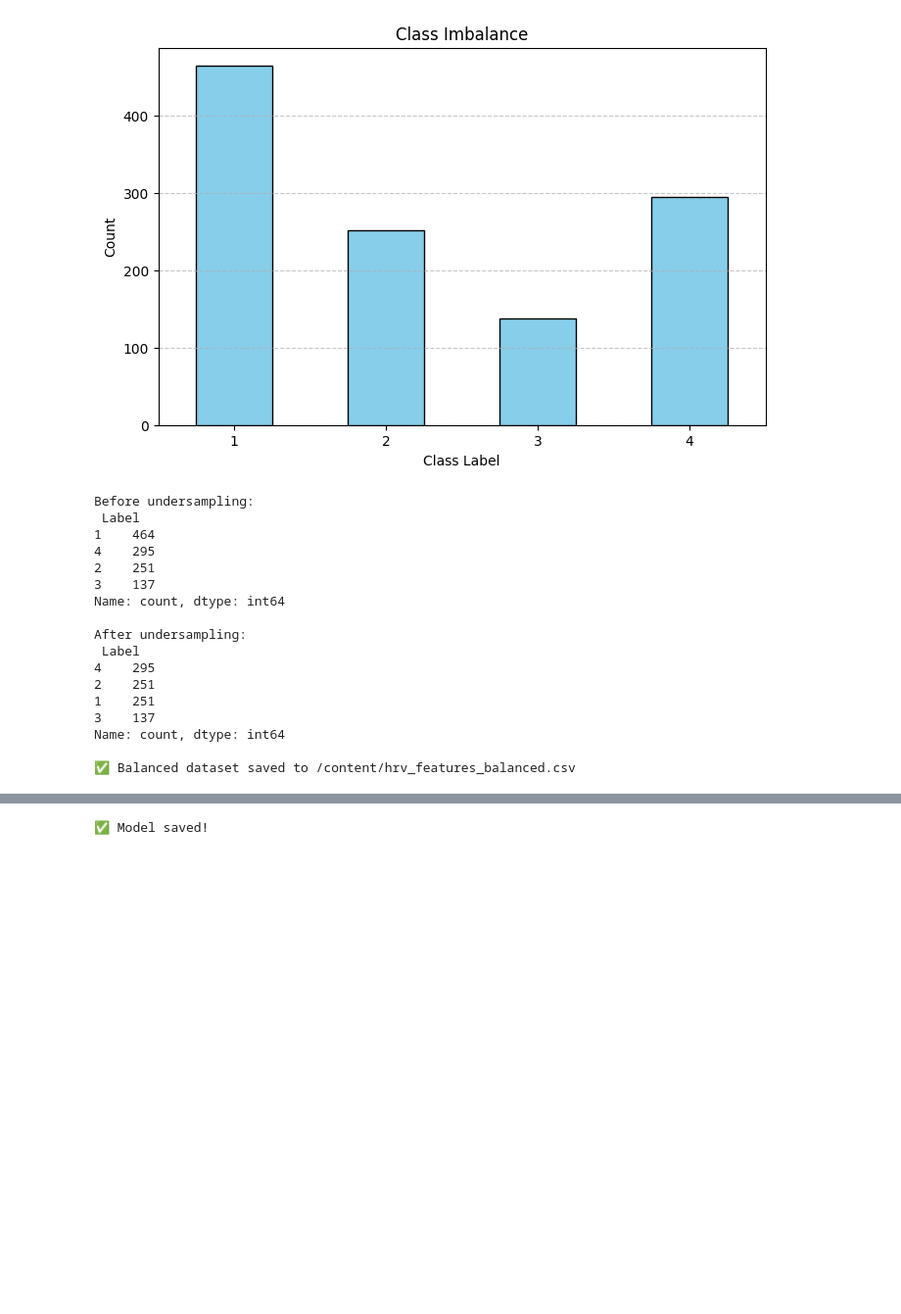
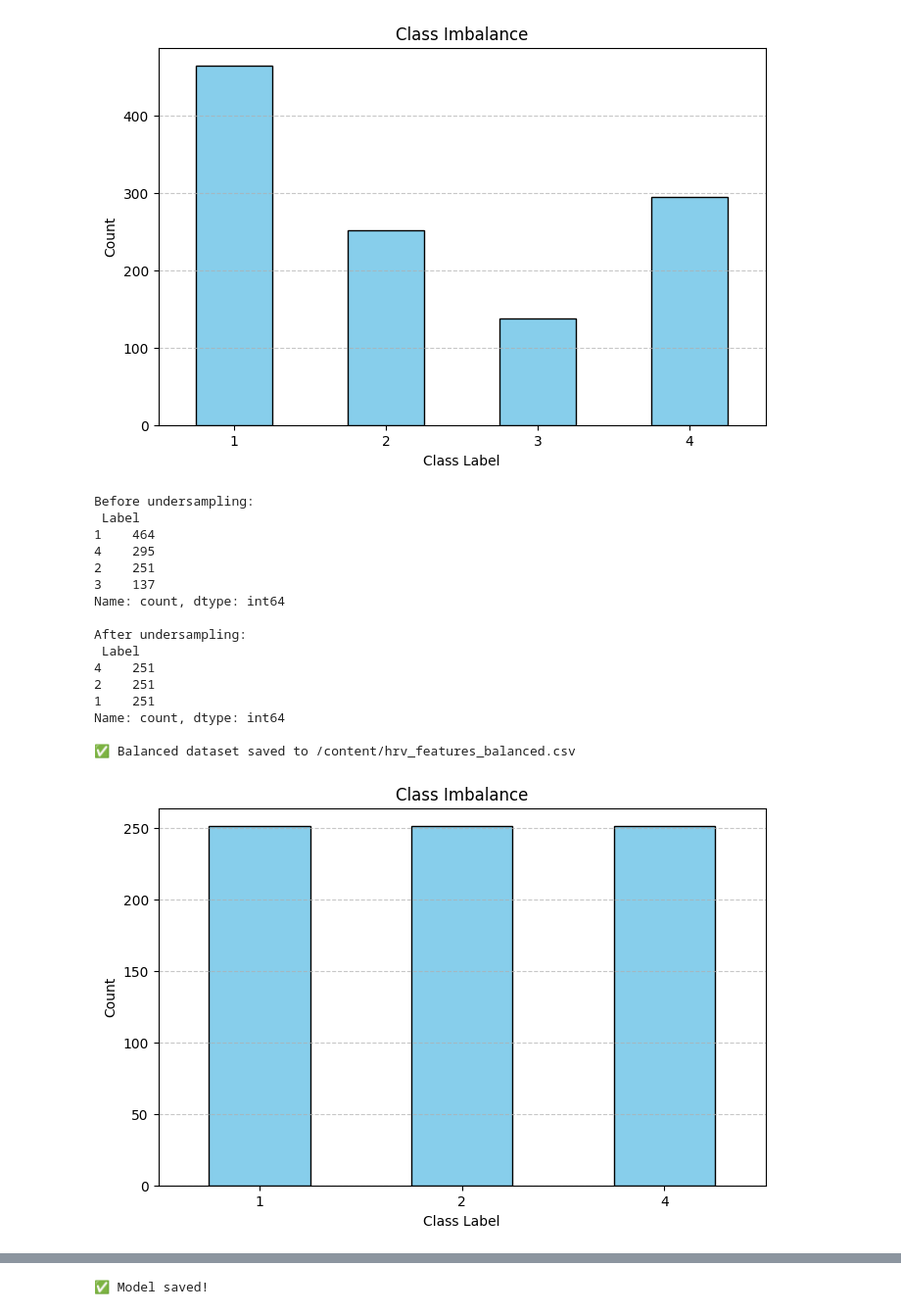
Before and after one commit to Pixelpip/Major, a Jupyter notebook: Data_prepocess_S.ipynb, the cells around one changed output, grey strips where cells are left out. Shown at 98% size. Cells and saved outputs as stored; diff of their text form; code cells hidden in the pictures; blank space fills up the shorter version.

```diff
--- a/Data_prepocess_S.ipynb
+++ b/Data_prepocess_S.ipynb
@@ -207,7 +210,7 @@ plt.show()
 import pandas as pd
 
 # Load dataset
-csv_path = '/content/merged_file.csv'  # change if needed
+csv_path = '/content/drive/MyDrive/WESAD_pkl/merged_file.csv'  # change if needed
 df = pd.read_csv(csv_path)
 
 # Count samples per class
@@ -225,37 +228,51 @@ class_4_df = df[df['Label'] == 4]
 
 # Undersample class 1
 class_1_undersampled = class_1_df.sample(n=class_2_count, random_state=42)
+class_4_undersampled=class_4_df.sample(n=class_2_count,random_state=42)
 
 # Combine balanced dataset (1 and 2 are balanced, 3 and 4 are left untouched)
-balanced_df = pd.concat([class_1_undersampled, class_2_df, class_3_df, class_4_df], ignore_index=True)
+balanced_df = pd.concat([class_1_undersampled, class_2_df,class_4_undersampled], ignore_index=True)
 
 # Shuffle the rows
 balanced_df = balanced_df.sample(frac=1, random_state=42).reset_index(drop=True)
 
 # Count samples after undersampling
 print("\nAfter undersampling:\n", balanced_df['Label'].value_counts())
 
 # Save (optional)
 balanced_df.to_csv('/content/hrv_features_balanced.csv', index=False)
 print("\n✅ Balanced dataset saved to /content/hrv_features_balanced.csv")
+
+label_counts = balanced_df['Label'].value_counts().sort_index()
+
+
+# Plot
+plt.figure(figsize=(8, 5))
+label_counts.plot(kind='bar', color='skyblue', edgecolor='black')
+plt.xlabel('Class Label')
+plt.ylabel('Count')
+plt.title('Class Imbalance')
+plt.xticks(rotation=0)
+plt.grid(axis='y', linestyle='--', alpha=0.7)
+plt.show()
 # %% [output]
 Before undersampling:
  Label
 1    464
 4    295
 2    251
 3    137
 Name: count, dtype: int64
 
 After undersampling:
  Label
-4    295
+4    251
 2    251
 1    251
-3    137
 Name: count, dtype: int64
 
 ✅ Balanced dataset saved to /content/hrv_features_balanced.csv
+[figure, added]
 # %%
 import pandas as pd
 from sklearn.ensemble import RandomForestClassifier
```
Also changed, not shown: parts of 12 cells of this notebook, 32 other files.
